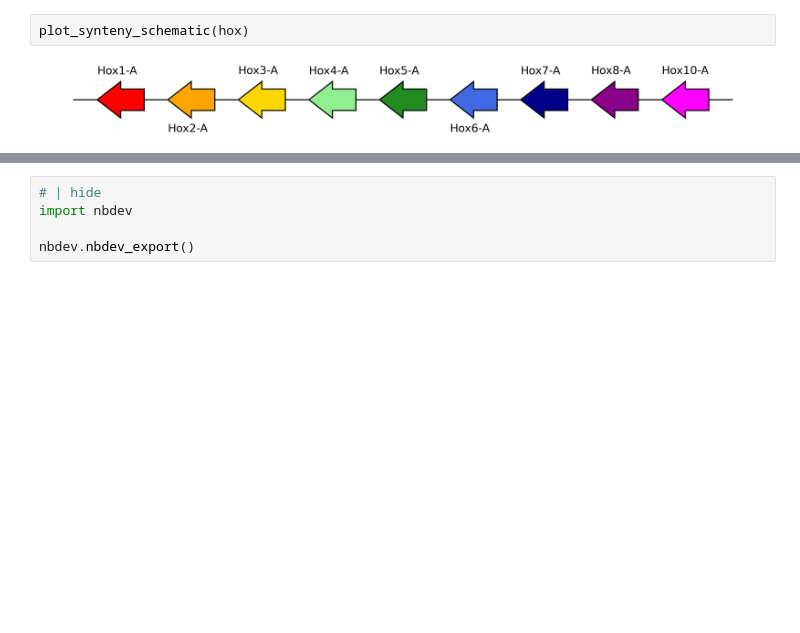
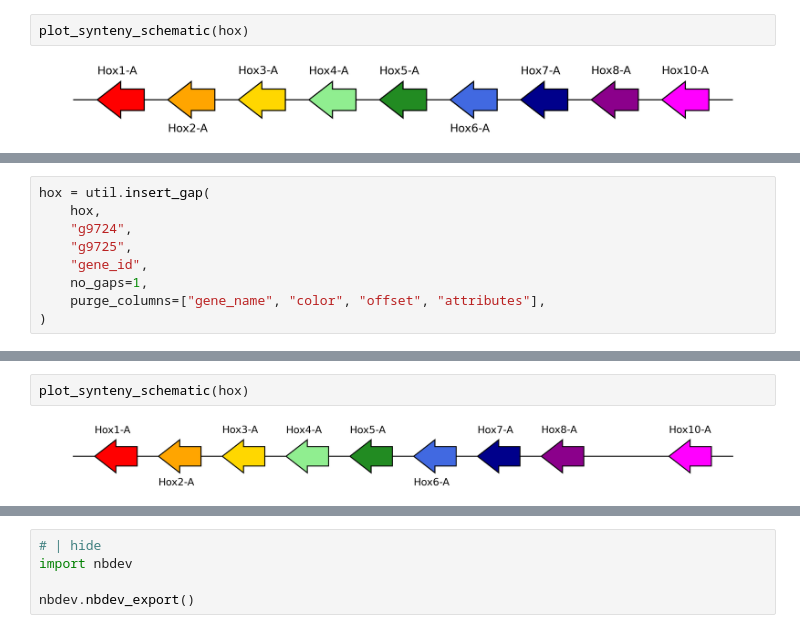
Before and after one commit to galicae/geneorder, a Jupyter notebook: nbs/00_core.ipynb, the cells around one changed output, grey strips where cells are left out. Saved outputs shown, nothing was run; the diff lists cells and outputs as text; blank space fills up the shorter version.

```diff
--- a/nbs/00_core.ipynb
+++ b/nbs/00_core.ipynb
@@ -276,0 +282,9 @@ plot_synteny_schematic(hox)
+# %%
+hox = util.insert_gap(
+    hox,
+    "g9724",
+    "g9725",
+    "gene_id",
+    no_gaps=1,
+    purge_columns=["gene_name", "color", "offset", "attributes"],
+)
@@ -276,0 +305,4 @@ plot_synteny_schematic(hox)
+# %%
+plot_synteny_schematic(hox)
+# %% [output]
+[figure, added]
```
Also changed, not shown: parts of 11 cells of this notebook, 4 other files.
